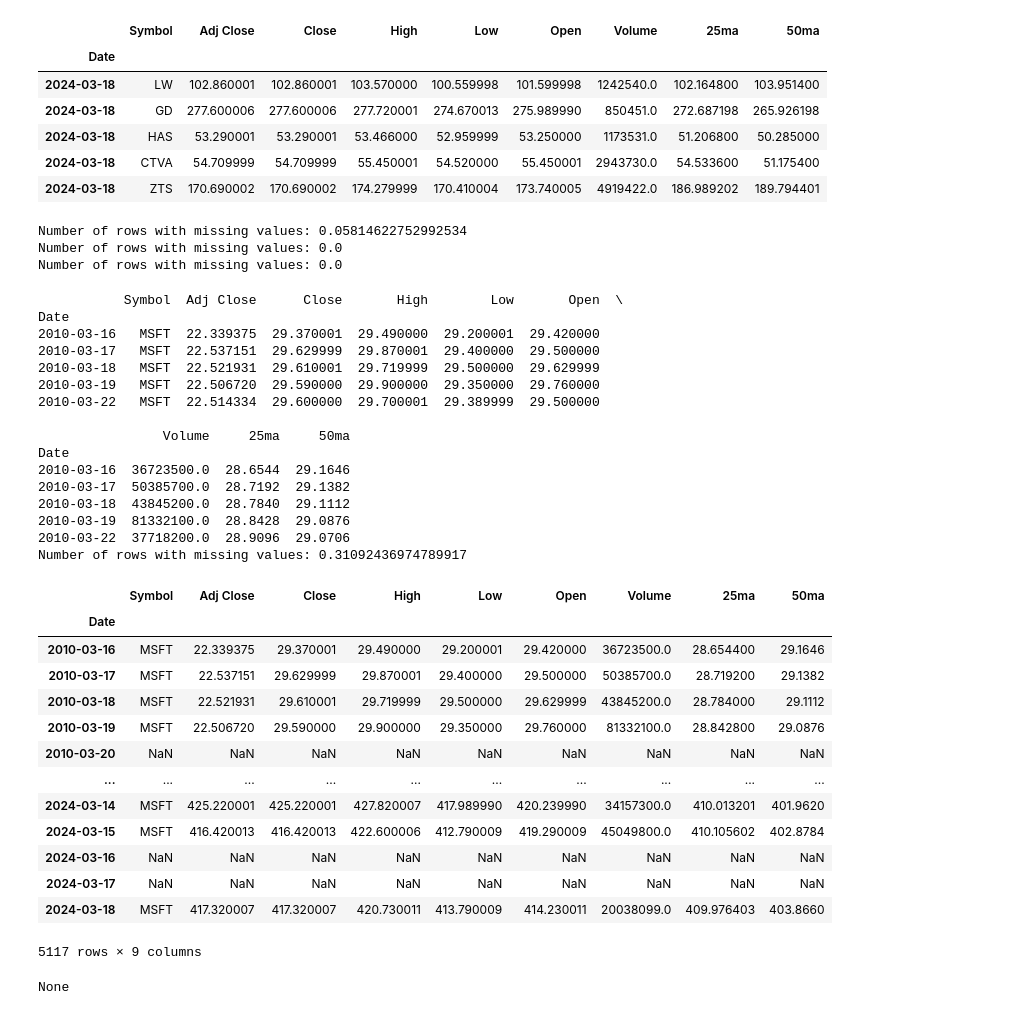
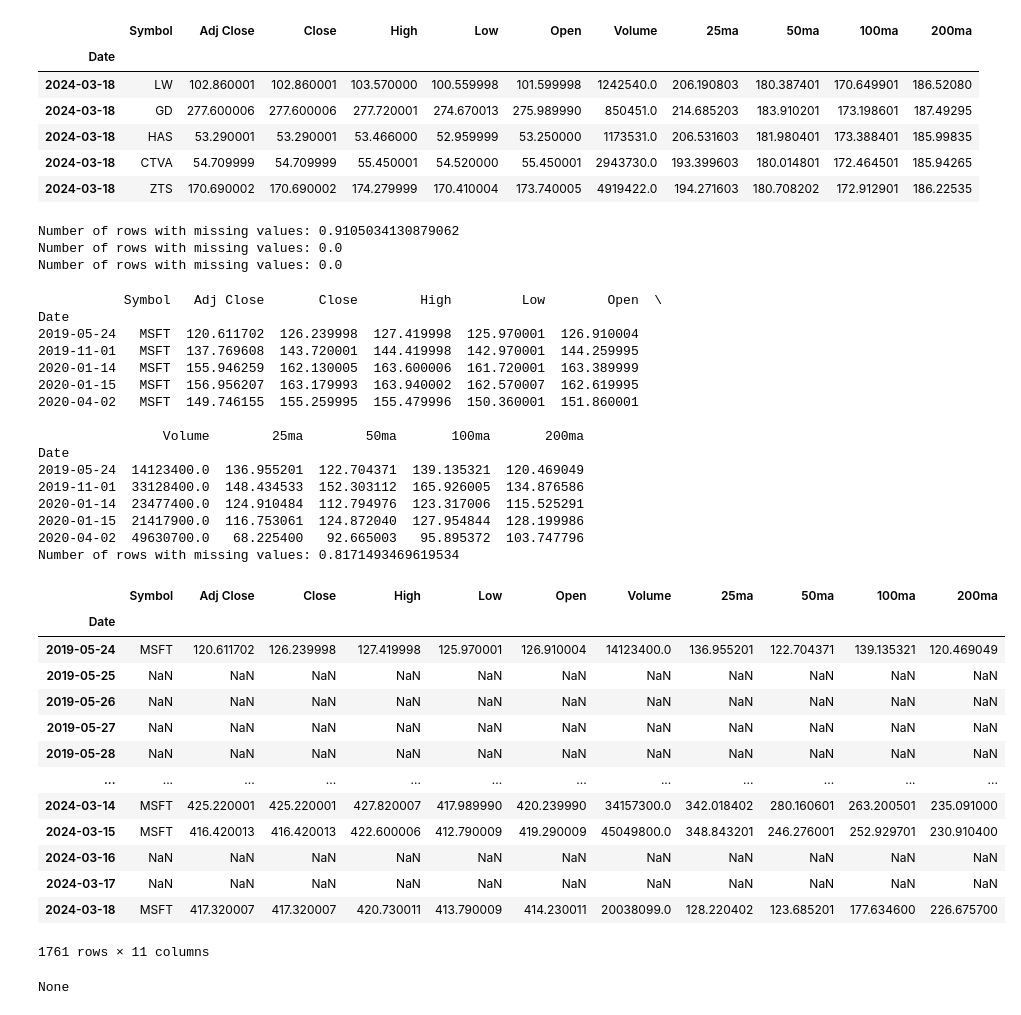
Before and after one commit to maxerial-benruscon/S_P_500_Prediction, a Jupyter notebook: sklearn.ipynb, the cells around one changed output. Saved outputs shown, nothing was run; the diff lists cells and outputs as text; code cells hidden in the pictures.

```diff
--- a/sklearn.ipynb
+++ b/sklearn.ipynb
@@ -33,8 +28,10 @@ data.set_index('Date', inplace=True)
 #sort by Date
 data.sort_values(by='Date', inplace=True)
 #add 25 and 50 rolling avergaed of close by Symbol
-data['25ma'] = data.groupby('Symbol')['Close'].transform(lambda x: x.rolling(window=25).mean())
-data['50ma'] = data.groupby('Symbol')['Close'].transform(lambda x: x.rolling(window=50).mean())
+data['25ma'] = data.groupby('Symbol')['Close'].shift().rolling(window=25).mean()
+data['50ma'] = data.groupby('Symbol')['Close'].shift().rolling(window=50).mean()
+data['100ma'] = data.groupby('Symbol')['Close'].shift().rolling(window=100).mean()
+data['200ma'] = data.groupby('Symbol')['Close'].shift().rolling(window=200).mean()
 
 #drop rows with NaN
 
@@ -42,65 +39,65 @@ data.tail()
 
 #set frequency to daily
 # %% [output]
-|  | Symbol | Adj Close | Close | High | Low | Open | Volume | 25ma | 50ma |
-| Date |  |  |  |  |  |  |  |  |  |
-| 2024-03-18 | LW | 102.860001 | 102.860001 | 103.570000 | 100.559998 | 101.599998 | 1242540.0 | 102.164800 | 103.951400 |
-| 2024-03-18 | GD | 277.600006 | 277.600006 | 277.720001 | 274.670013 | 275.989990 | 850451.0 | 272.687198 | 265.926198 |
-| 2024-03-18 | HAS | 53.290001 | 53.290001 | 53.466000 | 52.959999 | 53.250000 | 1173531.0 | 51.206800 | 50.285000 |
-| 2024-03-18 | CTVA | 54.709999 | 54.709999 | 55.450001 | 54.520000 | 55.450001 | 2943730.0 | 54.533600 | 51.175400 |
-| 2024-03-18 | ZTS | 170.690002 | 170.690002 | 174.279999 | 170.410004 | 173.740005 | 4919422.0 | 186.989202 | 189.794401 |
+|  | Symbol | Adj Close | Close | High | Low | Open | Volume | 25ma | 50ma | 100ma | 200ma |
+| Date |  |  |  |  |  |  |  |  |  |  |  |
+| 2024-03-18 | LW | 102.860001 | 102.860001 | 103.570000 | 100.559998 | 101.599998 | 1242540.0 | 206.190803 | 180.387401 | 170.649901 | 186.52080 |
+| 2024-03-18 | GD | 277.600006 | 277.600006 | 277.720001 | 274.670013 | 275.989990 | 850451.0 | 214.685203 | 183.910201 | 173.198601 | 187.49295 |
+| 2024-03-18 | HAS | 53.290001 | 53.290001 | 53.466000 | 52.959999 | 53.250000 | 1173531.0 | 206.531603 | 181.980401 | 173.388401 | 185.99835 |
+| 2024-03-18 | CTVA | 54.709999 | 54.709999 | 55.450001 | 54.520000 | 55.450001 | 2943730.0 | 193.399603 | 180.014801 | 172.464501 | 185.94265 |
+| 2024-03-18 | ZTS | 170.690002 | 170.690002 | 174.279999 | 170.410004 | 173.740005 | 4919422.0 | 194.271603 | 180.708202 | 172.912901 | 186.22535 |
 # %%
 print(f'Number of rows with missing values: {data.isnull().any(axis=1).mean()}')
-data.dropna(subset=['Close', '25ma', '50ma','Symbol'], inplace=True)
+data.dropna(subset=['Close', '25ma', '50ma', '100ma', '200ma'], inplace=True)
 print(f'Number of rows with missing values: {data.isnull().any(axis=1).mean()}')
 print(f'Number of rows with missing values: {data.isnull().any(axis=1).mean()}')
 # %% [output]
-Number of rows with missing values: 0.05814622752992534
+Number of rows with missing values: 0.9105034130879062
 Number of rows with missing values: 0.0
 Number of rows with missing values: 0.0
 # %%
 #split data into train and test
 data_msft = data[data['Symbol'] == 'MSFT']
 print(data_msft.head())
 data_msft = data_msft.asfreq('D')
 
 #print missing values
 print(f'Number of rows with missing values: {data_msft.isnull().any(axis=1).mean()}')
 #display entire dataframe
 print(display(data_msft))
 #drop rows with missing values
-data_msft.dropna(subset=['Close', '25ma', '50ma','Symbol'], inplace=True)
+data_msft.dropna(subset=['Close', '25ma', '50ma', '100ma', '200ma'], inplace=True)
 # %% [output]
-           Symbol  Adj Close      Close       High        Low       Open  \
+           Symbol   Adj Close       Close        High         Low        Open  \
 Date
-2010-03-16   MSFT  22.339375  29.370001  29.490000  29.200001  29.420000
-2010-03-17   MSFT  22.537151  29.629999  29.870001  29.400000  29.500000
-2010-03-18   MSFT  22.521931  29.610001  29.719999  29.500000  29.629999
-2010-03-19   MSFT  22.506720  29.590000  29.900000  29.350000  29.760000
-2010-03-22   MSFT  22.514334  29.600000  29.700001  29.389999  29.500000
+2019-05-24   MSFT  120.611702  126.239998  127.419998  125.970001  126.910004
+2019-11-01   MSFT  137.769608  143.720001  144.419998  142.970001  144.259995
+2020-01-14   MSFT  155.946259  162.130005  163.600006  161.720001  163.389999
+2020-01-15   MSFT  156.956207  163.179993  163.940002  162.570007  162.619995
+2020-04-02   MSFT  149.746155  155.259995  155.479996  150.360001  151.860001
 
-                Volume     25ma     50ma
+                Volume        25ma        50ma       100ma       200ma
 Date
-2010-03-16  36723500.0  28.6544  29.1646
-2010-03-17  50385700.0  28.7192  29.1382
-2010-03-18  43845200.0  28.7840  29.1112
-2010-03-19  81332100.0  28.8428  29.0876
-2010-03-22  37718200.0  28.9096  29.0706
-Number of rows with missing values: 0.31092436974789917
+2019-05-24  14123400.0  136.955201  122.704371  139.135321  120.469049
+2019-11-01  33128400.0  148.434533  152.303112  165.926005  134.876586
+2020-01-14  23477400.0  124.910484  112.794976  123.317006  115.525291
+2020-01-15  21417900.0  116.753061  124.872040  127.954844  128.199986
+2020-04-02  49630700.0   68.225400   92.665003   95.895372  103.747796
+Number of rows with missing values: 0.8171493469619534
-|  | Symbol | Adj Close | Close | High | Low | Open | Volume | 25ma | 50ma |
-| Date |  |  |  |  |  |  |  |  |  |
-| 2010-03-16 | MSFT | 22.339375 | 29.370001 | 29.490000 | 29.200001 | 29.420000 | 36723500.0 | 28.654400 | 29.1646 |
-| 2010-03-17 | MSFT | 22.537151 | 29.629999 | 29.870001 | 29.400000 | 29.500000 | 50385700.0 | 28.719200 | 29.1382 |
-| 2010-03-18 | MSFT | 22.521931 | 29.610001 | 29.719999 | 29.500000 | 29.629999 | 43845200.0 | 28.784000 | 29.1112 |
-| 2010-03-19 | MSFT | 22.506720 | 29.590000 | 29.900000 | 29.350000 | 29.760000 | 81332100.0 | 28.842800 | 29.0876 |
-| 2010-03-20 | NaN | NaN | NaN | NaN | NaN | NaN | NaN | NaN | NaN |
-| ... | ... | ... | ... | ... | ... | ... | ... | ... | ... |
-| 2024-03-14 | MSFT | 425.220001 | 425.220001 | 427.820007 | 417.989990 | 420.239990 | 34157300.0 | 410.013201 | 401.9620 |
-| 2024-03-15 | MSFT | 416.420013 | 416.420013 | 422.600006 | 412.790009 | 419.290009 | 45049800.0 | 410.105602 | 402.8784 |
-| 2024-03-16 | NaN | NaN | NaN | NaN | NaN | NaN | NaN | NaN | NaN |
-| 2024-03-17 | NaN | NaN | NaN | NaN | NaN | NaN | NaN | NaN | NaN |
-| 2024-03-18 | MSFT | 417.320007 | 417.320007 | 420.730011 | 413.790009 | 414.230011 | 20038099.0 | 409.976403 | 403.8660 |
+|  | Symbol | Adj Close | Close | High | Low | Open | Volume | 25ma | 50ma | 100ma | 200ma |
+| Date |  |  |  |  |  |  |  |  |  |  |  |
+| 2019-05-24 | MSFT | 120.611702 | 126.239998 | 127.419998 | 125.970001 | 126.910004 | 14123400.0 | 136.955201 | 122.704371 | 139.135321 | 120.469049 |
+| 2019-05-25 | NaN | NaN | NaN | NaN | NaN | NaN | NaN | NaN | NaN | NaN | NaN |
+| 2019-05-26 | NaN | NaN | NaN | NaN | NaN | NaN | NaN | NaN | NaN | NaN | NaN |
+| 2019-05-27 | NaN | NaN | NaN | NaN | NaN | NaN | NaN | NaN | NaN | NaN | NaN |
+| 2019-05-28 | NaN | NaN | NaN | NaN | NaN | NaN | NaN | NaN | NaN | NaN | NaN |
+| ... | ... | ... | ... | ... | ... | ... | ... | ... | ... | ... | ... |
+| 2024-03-14 | MSFT | 425.220001 | 425.220001 | 427.820007 | 417.989990 | 420.239990 | 34157300.0 | 342.018402 | 280.160601 | 263.200501 | 235.091000 |
+| 2024-03-15 | MSFT | 416.420013 | 416.420013 | 422.600006 | 412.790009 | 419.290009 | 45049800.0 | 348.843201 | 246.276001 | 252.929701 | 230.910400 |
+| 2024-03-16 | NaN | NaN | NaN | NaN | NaN | NaN | NaN | NaN | NaN | NaN | NaN |
+| 2024-03-17 | NaN | NaN | NaN | NaN | NaN | NaN | NaN | NaN | NaN | NaN | NaN |
+| 2024-03-18 | MSFT | 417.320007 | 417.320007 | 420.730011 | 413.790009 | 414.230011 | 20038099.0 | 128.220402 | 123.685201 | 177.634600 | 226.675700 |
-5117 rows × 9 columns
+1761 rows × 11 columns
 None
 # %%
 
```
Also changed, not shown: parts of 8 cells of this notebook.
